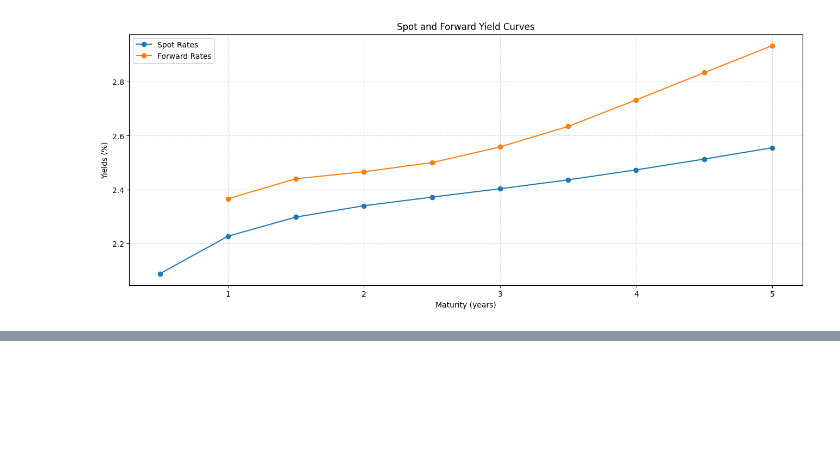
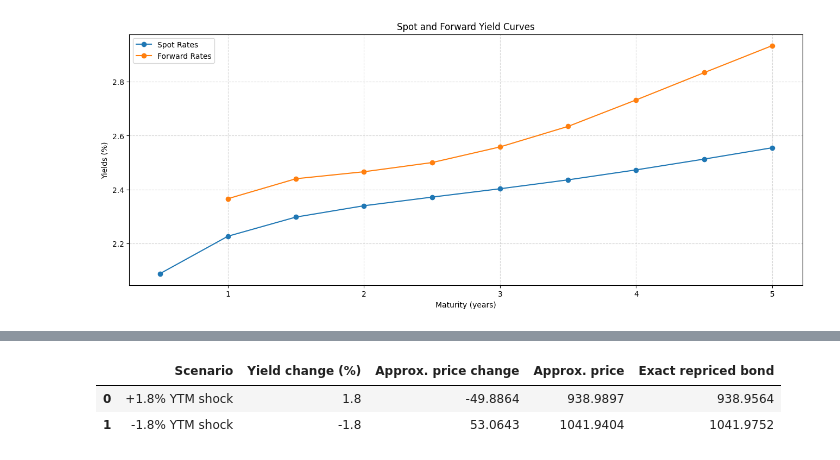
Before and after one commit to emschutt/QuantitativeFinance, a Jupyter notebook: RiskManagement/Project_2/Bonds&Yields.ipynb, the cells around one changed output, grey strips where cells are left out. Saved outputs shown, nothing was run; the diff lists cells and outputs as text; code cells hidden in the pictures; blank space fills up the shorter version.

```diff
--- a/RiskManagement/Project_2/Bonds&Yields.ipynb
+++ b/RiskManagement/Project_2/Bonds&Yields.ipynb
@@ -250,0 +370,14 @@ plt.show()
+# %%
+def bond_price_from_ytm(ytm, cash_flows=cash_flows):
+    periods = np.arange(1, len(cash_flows) + 1)
+    return np.sum(cash_flows / (1 + ytm / 2) ** periods)
+
+ytm = brentq(lambda y: bond_price_from_ytm(y) - price_spot, 0.0, 0.10)
+
+ytm_df = pd.DataFrame({
+    'Measure': ['Bond price', 'Annual coupon rate (%)', 'YTM (%)'],
+    'Value': [price_spot, coupon_rate * 100, ytm * 100]
+})
+
+ytm_df['Value'] = ytm_df['Value'].round(4)
+ytm_df
@@ -250,0 +450,31 @@ plt.show()
+# %%
+shock_levels = [0.018, -0.018]
+shock_labels = ['+1.8% YTM shock', '-1.8% YTM shock']
+rows = []
+
+for label, shock in zip(shock_labels, shock_levels):
+    approx_change = base_price * (-effective_duration * shock + 0.5 * effective_convexity * shock ** 2)
+    approx_price = base_price + approx_change
+    exact_price = bond_price_from_ytm(ytm + shock)
+    rows.append([
+        label,
+        shock * 100,
+        approx_change,
+        approx_price,
+        exact_price
+    ])
+
+shock_df = pd.DataFrame(rows, columns=[
+    'Scenario',
+    'Yield change (%)',
+    'Approx. price change',
+    'Approx. price',
+    'Exact repriced bond'
+])
+
+shock_df = shock_df.round(4)
+shock_df
+# %% [output]
+|  | Scenario | Yield change (%) | Approx. price change | Approx. price | Exact repriced bond |
+| 0 | +1.8% YTM shock | 1.8 | -49.8864 | 938.9897 | 938.9564 |
+| 1 | -1.8% YTM shock | -1.8 | 53.0643 | 1041.9404 | 1041.9752 |
```
Also changed, not shown: parts of 11 cells of this notebook.
